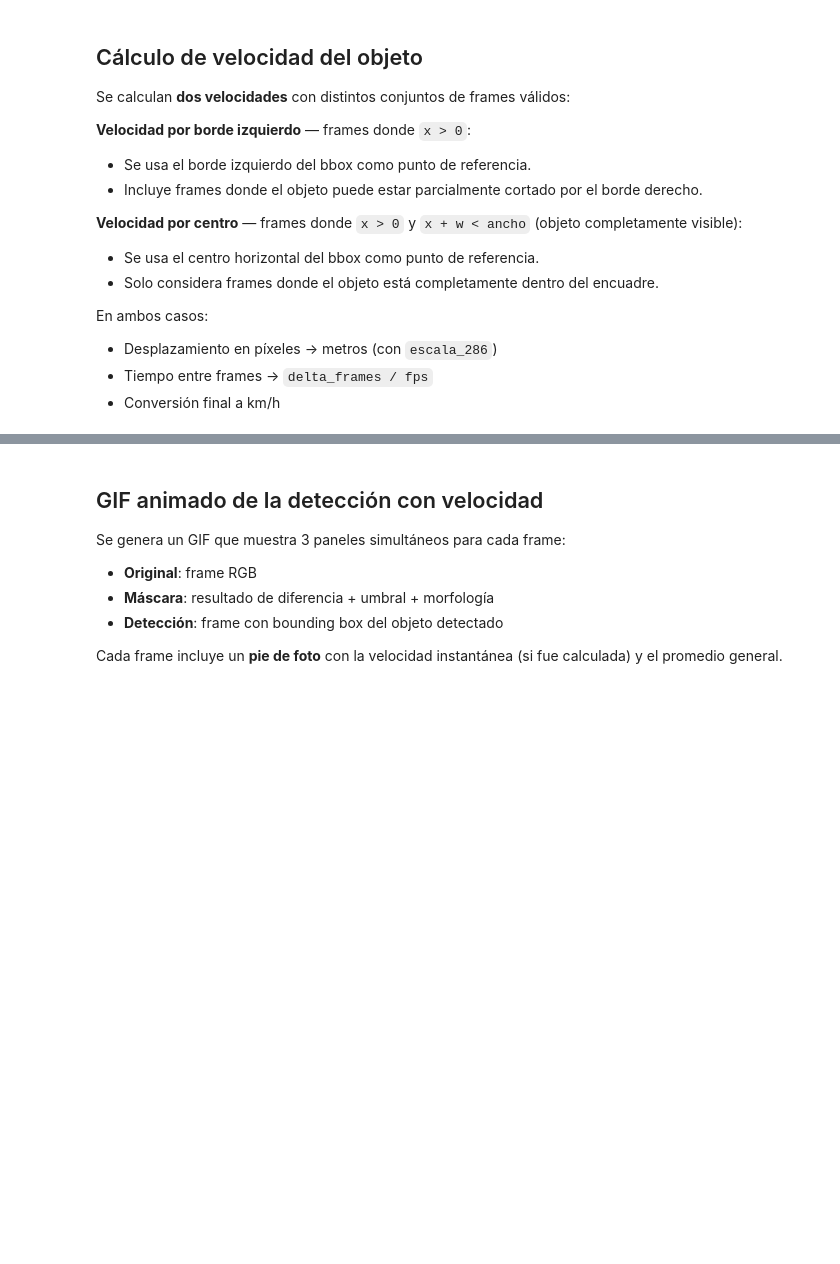
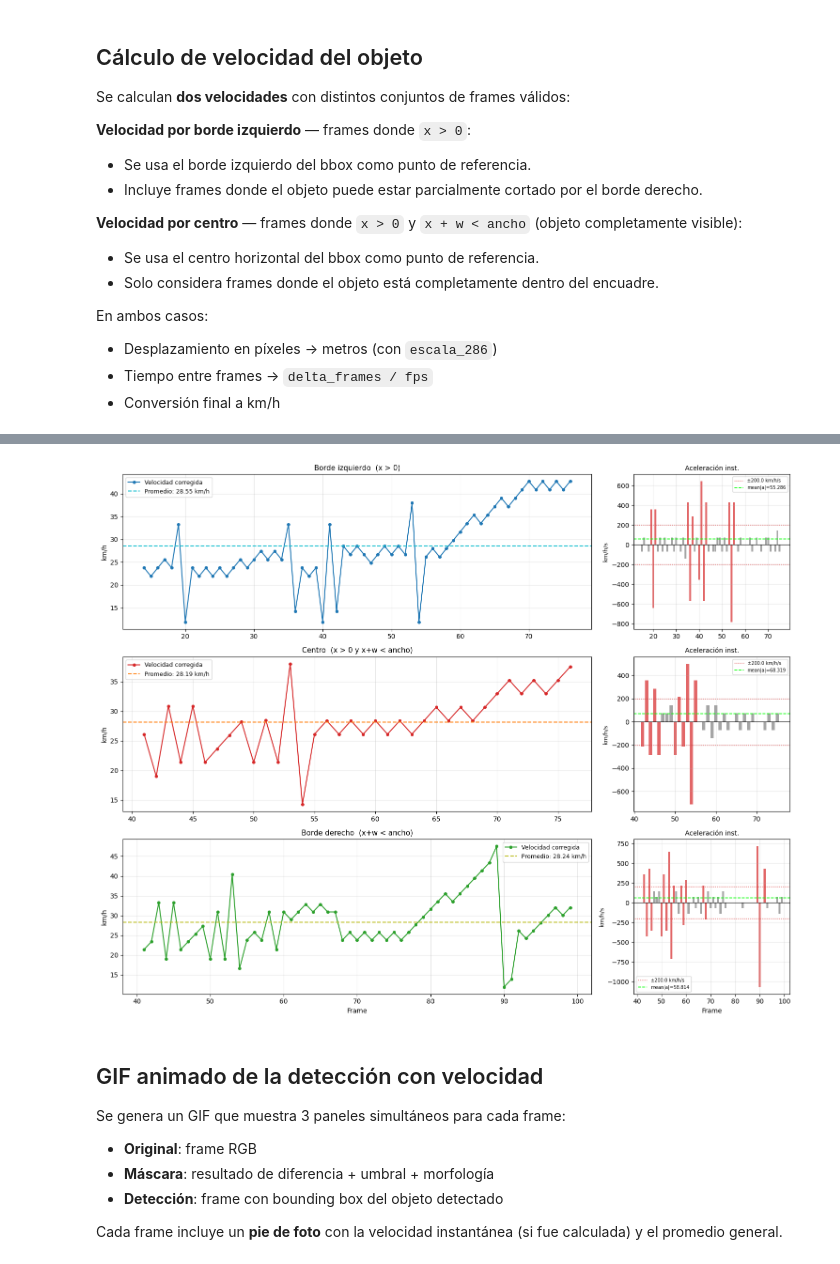
Before and after one commit to antonyare93/procesamiento_de_imagenes, a Jupyter notebook: 90_tarea01/velocidad.ipynb, the cells around one changed output, grey strips where cells are left out. Saved outputs shown, nothing was run; the diff lists cells and outputs as text; code cells hidden in the pictures; blank space fills up the shorter version.

Commit message:
se aplican correcciones a la curva de velocidad

```diff
--- a/90_tarea01/velocidad.ipynb
+++ b/90_tarea01/velocidad.ipynb
@@ -48,6 +48,10 @@ KERNEL_SIZE = (4, 4)       # Tamano del kernel morfologico
 ITER_DILATE = 4            # Iteraciones de dilatacion
 ITER_ERODE = 1             # Iteraciones de erosion
 
+# --- Parámetros de corrección por aceleración ---
+# Umbral en km/h/s — solo aceleraciones más suaves que este valor se usan como referencia
+ACCEL_UMBRAL = 200.0
+
 print(f"Video: {VIDEO_PATH.resolve()}")
 print(f"Umbral de diferencia: {UMBRAL_DIFF}")
 print(f"Area minima de contorno: {AREA_MINIMA} px^2")
@@ -430,39 +575,60 @@ else:
 # %%
 plt.close('all')
 
-fig, (ax1, ax2) = plt.subplots(2, 1, figsize=(12, 8), sharex=True)
+fig, axes = plt.subplots(3, 2, figsize=(15, 12),
+                         gridspec_kw={"width_ratios": [3, 1]})
 
-# --- Panel superior: velocidad por borde izquierdo ---
-if velocidades_borde:
-    frames_b = sorted(velocidades_borde.keys())
-    vals_b = [velocidades_borde[f] for f in frames_b]
-    ax1.plot(frames_b, vals_b, 'o-', color='tab:blue',
-             markersize=5, label='Velocidad instantánea')
-    ax1.axhline(y=velocidad_promedio_borde, color='tab:cyan', linestyle='--', linewidth=1.5,
-                label=f'Promedio: {velocidad_promedio_borde:.2f} km/h')
-ax1.set_ylabel("Velocidad (km/h)", fontsize=11)
-ax1.set_title(
-    "Velocidad por borde izquierdo del bbox  (frames con x > 0)", fontsize=12)
-ax1.legend(fontsize=10)
-ax1.grid(True, alpha=0.3)
+series = [
+    ("Borde izquierdo  (x > 0)",         velocidades_borde,
+     acels_borde,   maa_borde,   "tab:blue",  "tab:cyan"),
+    ("Centro  (x > 0 y x+w < ancho)",    velocidades_centro,
+     acels_centro,  maa_centro,  "tab:red",   "tab:orange"),
+    ("Borde derecho  (x+w < ancho)",      velocidades_derecho,
+     acels_derecho, maa_derecho, "tab:green", "tab:olive"),
+]
 
-# --- Panel inferior: velocidad por centro ---
-if velocidades_centro:
-    frames_c = sorted(velocidades_centro.keys())
-    vals_c = [velocidades_centro[f] for f in frames_c]
-    ax2.plot(frames_c, vals_c, 'o-', color='tab:red',
-             markersize=5, label='Velocidad instantánea')
-    ax2.axhline(y=velocidad_promedio_centro, color='tab:orange', linestyle='--', linewidth=1.5,
-                label=f'Promedio: {velocidad_promedio_centro:.2f} km/h')
-ax2.set_ylabel("Velocidad (km/h)", fontsize=11)
-ax2.set_xlabel("Frame", fontsize=11)
-ax2.set_title(
-    "Velocidad por centro del bbox  (frames con x > 0 y x+w < ancho)", fontsize=12)
-ax2.legend(fontsize=10)
-ax2.grid(True, alpha=0.3)
+for row, (titulo, vels, acels, maa, col_v, col_p) in enumerate(series):
+    ax_v = axes[row, 0]
+    ax_a = axes[row, 1]
+
+    if vels:
+        fv = sorted(vels.keys())
+        vv = [vels[f] for f in fv]
+        prom = np.mean(vv)
+        ax_v.plot(fv, vv, 'o-', color=col_v, markersize=4,
+                  label='Velocidad corregida')
+        ax_v.axhline(prom, color=col_p, linestyle='--', linewidth=1.5,
+                     label=f'Promedio: {prom:.2f} km/h')
+    ax_v.set_ylabel("km/h", fontsize=10)
+    ax_v.set_title(titulo, fontsize=11)
+    ax_v.legend(fontsize=9)
+    ax_v.grid(True, alpha=0.3)
+    if row == 2:
+        ax_v.set_xlabel("Frame", fontsize=10)
+
+    if acels:
+        fa = sorted(acels.keys())
+        va = [acels[f] for f in fa]
+        colores_a = ['tab:gray' if abs(
+            a) <= ACCEL_UMBRAL else 'tab:red' for a in va]
+        ax_a.bar(fa, va, color=colores_a, alpha=0.7, width=0.8)
+        ax_a.axhline(0, color='black', linewidth=0.8)
+        ax_a.axhline(ACCEL_UMBRAL, color='tab:red', linestyle=':', linewidth=1)
+        ax_a.axhline(-ACCEL_UMBRAL, color='tab:red', linestyle=':', linewidth=1,
+                     label=f'±{ACCEL_UMBRAL} km/h/s')
+        ax_a.axhline(maa, color='lime', linestyle='--', linewidth=1.2,
+                     label=f'mean|a|={maa:.3f}')
+    ax_a.set_ylabel("km/h/s", fontsize=9)
+    ax_a.set_title("Aceleración inst.", fontsize=10)
+    ax_a.legend(fontsize=7)
+    ax_a.grid(True, alpha=0.3)
+    if row == 2:
+        ax_a.set_xlabel("Frame", fontsize=10)
 
 plt.tight_layout()
 plt.show()
+# %% [output]
+[figure, added]
 # %% [markdown]
 ## GIF animado de la detección con velocidad
 
```
Also changed, not shown: parts of 8 cells of this notebook, 1 other file.
